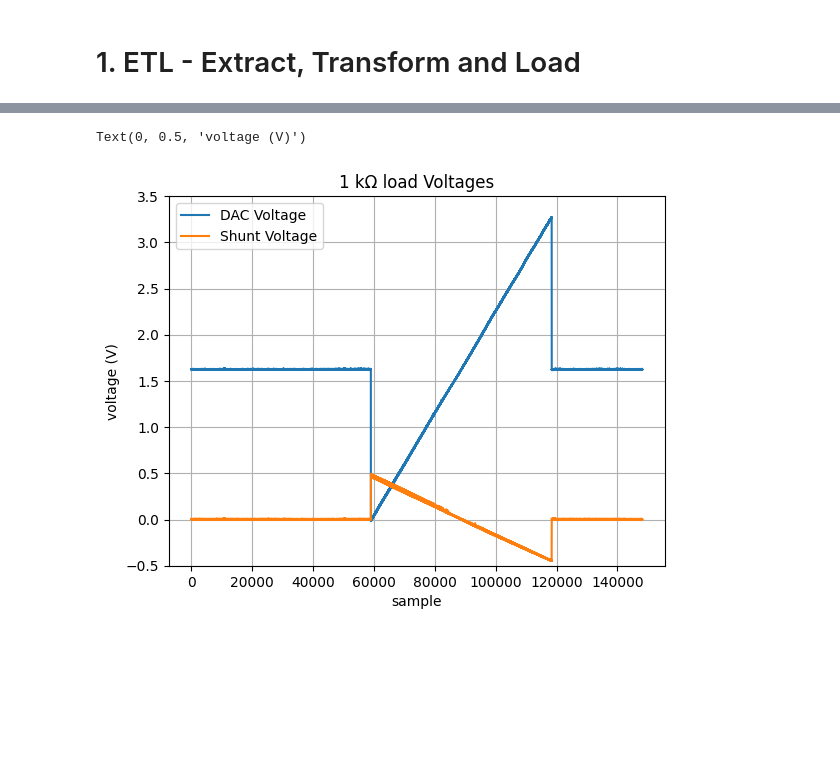
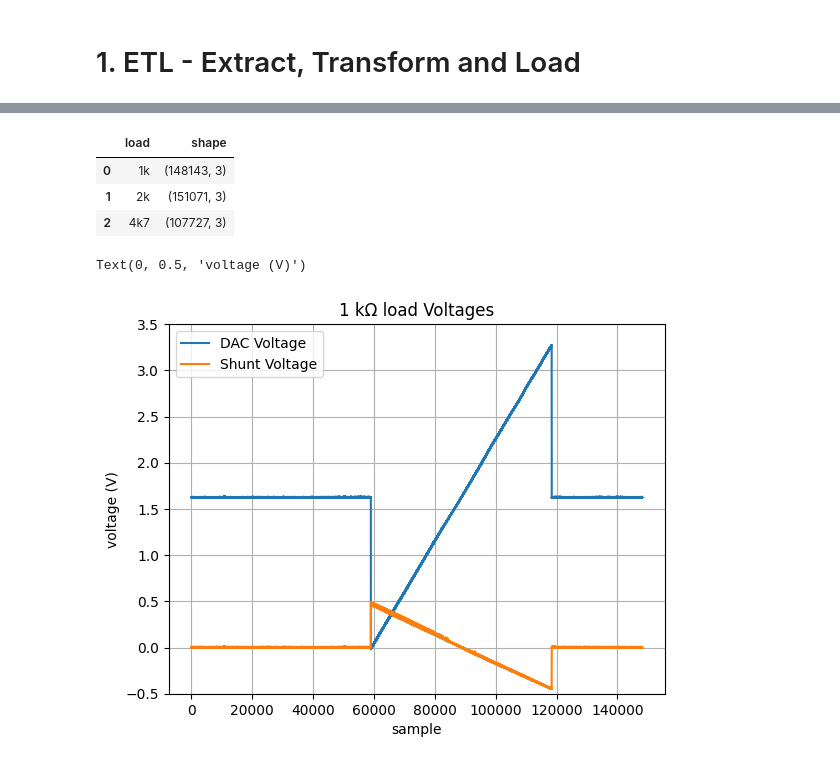
Before and after one commit to import-tiago/FEI, a Jupyter notebook: MSc/PEL309/Analysis/PEL309.ipynb, the cells around one changed output, grey strips where cells are left out. Drawn from its saved outputs; the diff is of its cells as text; code cells hidden in the pictures; blank space fills up the shorter version.

```diff
--- a/MSc/PEL309/Analysis/PEL309.ipynb
+++ b/MSc/PEL309/Analysis/PEL309.ipynb
@@ -50,6 +76,16 @@ data_2k_load["sample"] = data_2k_load.index
 data_4k7_load = pd.read_csv(url_4k7, skiprows=17, usecols=[1, 2])
 data_4k7_load.columns = ["dac_volts", "shunt_volts"]
 data_4k7_load["sample"] = data_4k7_load.index
+# %%
+pd.DataFrame({
+    "load": ["1k", "2k", "4k7"],
+    "shape": [data_1k_load.shape, data_2k_load.shape, data_4k7_load.shape],
+})
+# %% [output]
+|  | load | shape |
+| 0 | 1k | (148143, 3) |
+| 1 | 2k | (151071, 3) |
+| 2 | 4k7 | (107727, 3) |
 # %%
 ax = data_1k_load.rename(columns={
     "dac_volts": "DAC Voltage",
```
Also changed, not shown: parts of 18 cells of this notebook.
